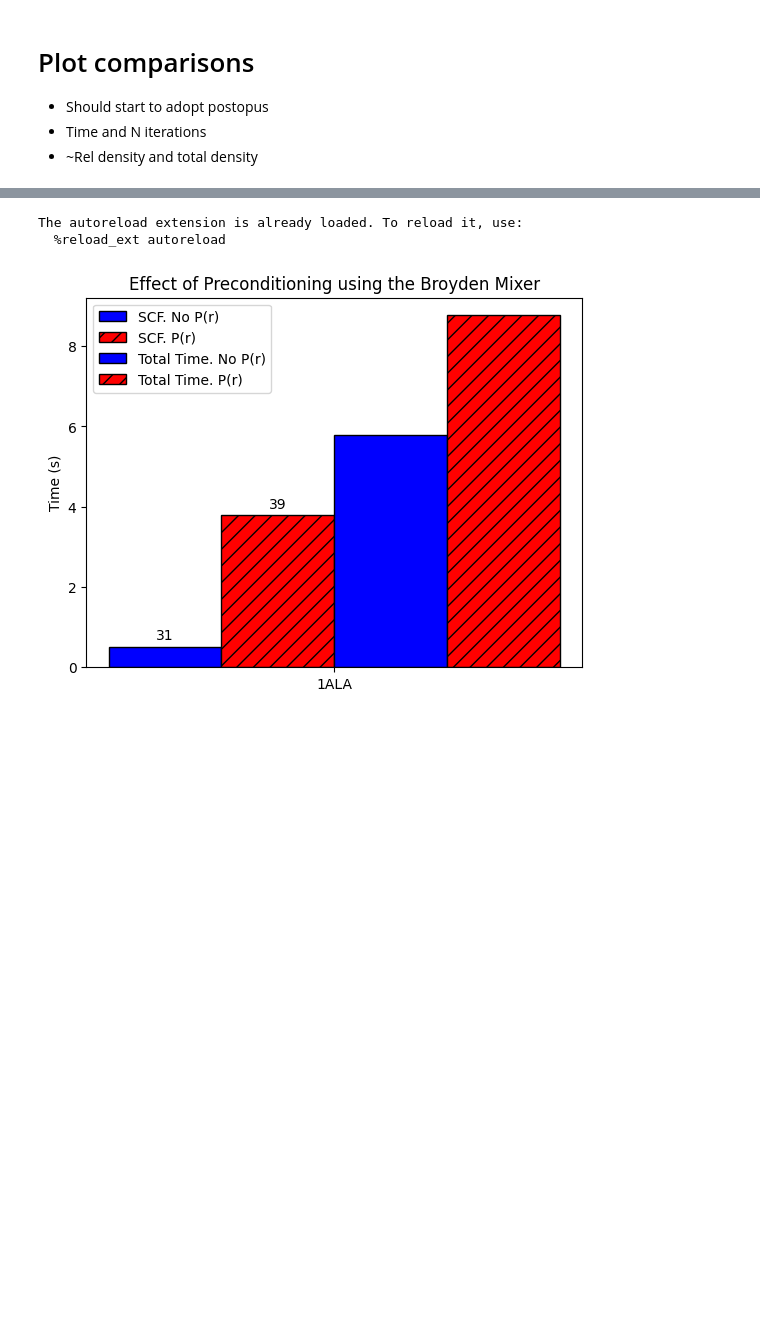
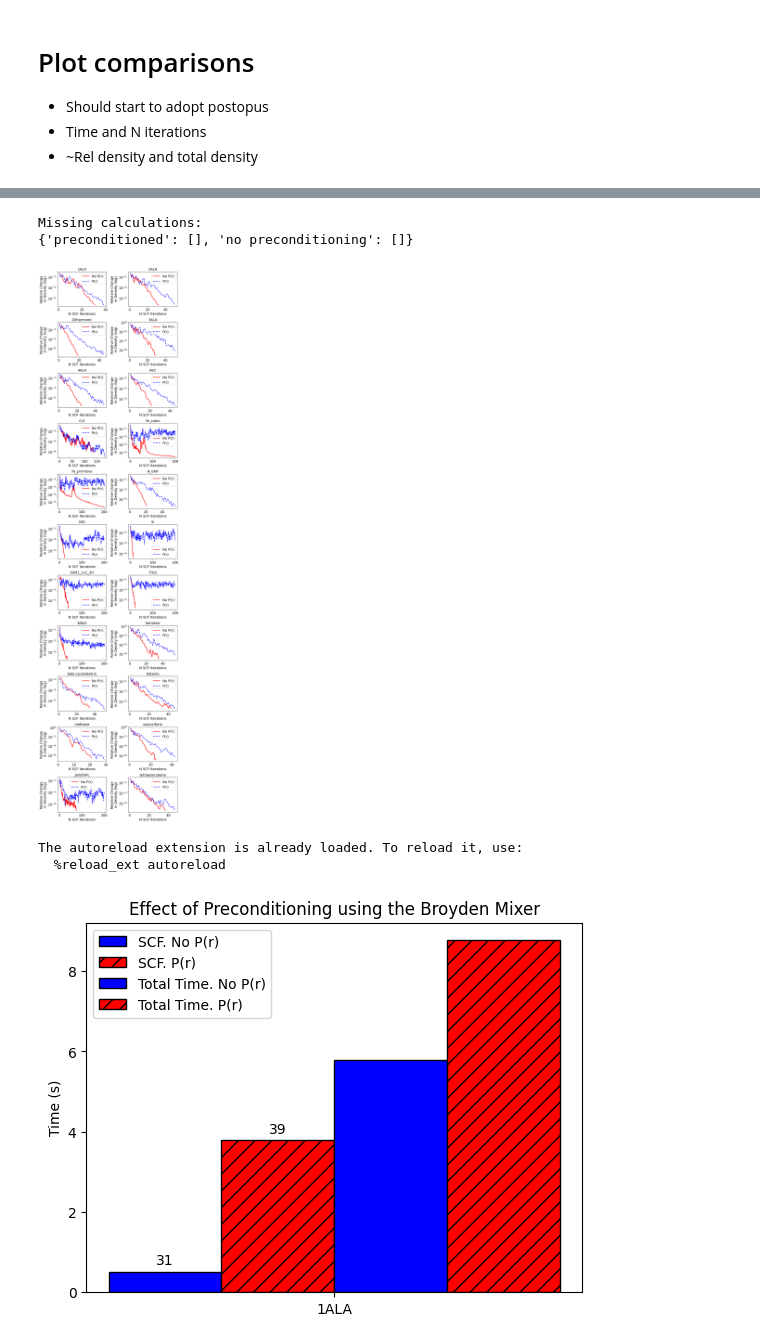
Before and after one commit to AlexBuccheri/oct_flow, a Jupyter notebook: jupyter/kerker_preconditioning.ipynb, the cells around one changed output, grey strips where cells are left out. Drawn from its saved outputs; the diff is of its cells as text; code cells hidden in the pictures; blank space fills up the shorter version.

```diff
--- a/jupyter/kerker_preconditioning.ipynb
+++ b/jupyter/kerker_preconditioning.ipynb
@@ -4,4 +4,21 @@
 * Should start to adopt postopus
 * Time and N iterations
 * ~Rel density and total density
+# %%
+""" Found with:
+
+import os
+from pathlib import Path
+
+notebook_dir = os.path.abspath(os.path.dirname("__file__"))
+root = os.path.join(notebook_dir, '..', 'results')
+
+file_list = ["".join(s + '_' for s in filename.split('_')[:-1])[:-1] for filename in os.listdir(Path(root, 'no_preconditioning'))]
+file_list = sorted(list(set(file_list)))
+print(file_list)
+"""
+
+# All systems
+all_systems = ['1ALA', '2ALA', '2Dharmonic', '3ALA', '4ALA', 'ASC', 'Cr3', 'Fe_cubic', 'Fe_primitive', 'N_GNF', 'NiO', 'Si',
+               'Si001_1x1_2H', 'TiO2', 'WSe2', 'benzene', 'beta-cyclodextrin', 'betaine', 'methane', 'oxyluciferin', 'polyFePc', 'tetraazacubane']
 # %%
@@ -175,3 +181,25 @@ The autoreload extension is already loaded. To reload it, use:
+# %%
+"""SCF Convergence on Benchmark Suite, with and without Preconditioning
+"""
+test_systems = ['Fe_cubic']
+systems = all_systems
+mixer = 'broyden'
+n_cols = 2
+common_settings = {'label_size': 14, 'font_size': 14, 'legend_fsize': 14}
+
+# Parse data
+subdirectories = [f'{system}_{mixer}' for system in systems]
+system_calcs, missing_calcs = parse_wrapper(subdirectories)
+
+print('Missing calculations:')
+print(missing_calcs)
+
+# Plot calculations
+plot_convergence(systems, system_calcs, n_cols, common_settings)
+# %% [output]
+Missing calculations:
+{'preconditioned': [], 'no preconditioning': []}
+[figure, added]
 # %%
 """ Note, it would be worth absorbing these into workflows, which work with Postopus
 """
```
Also changed, not shown: parts of 1 cell of this notebook, 1 other file.
